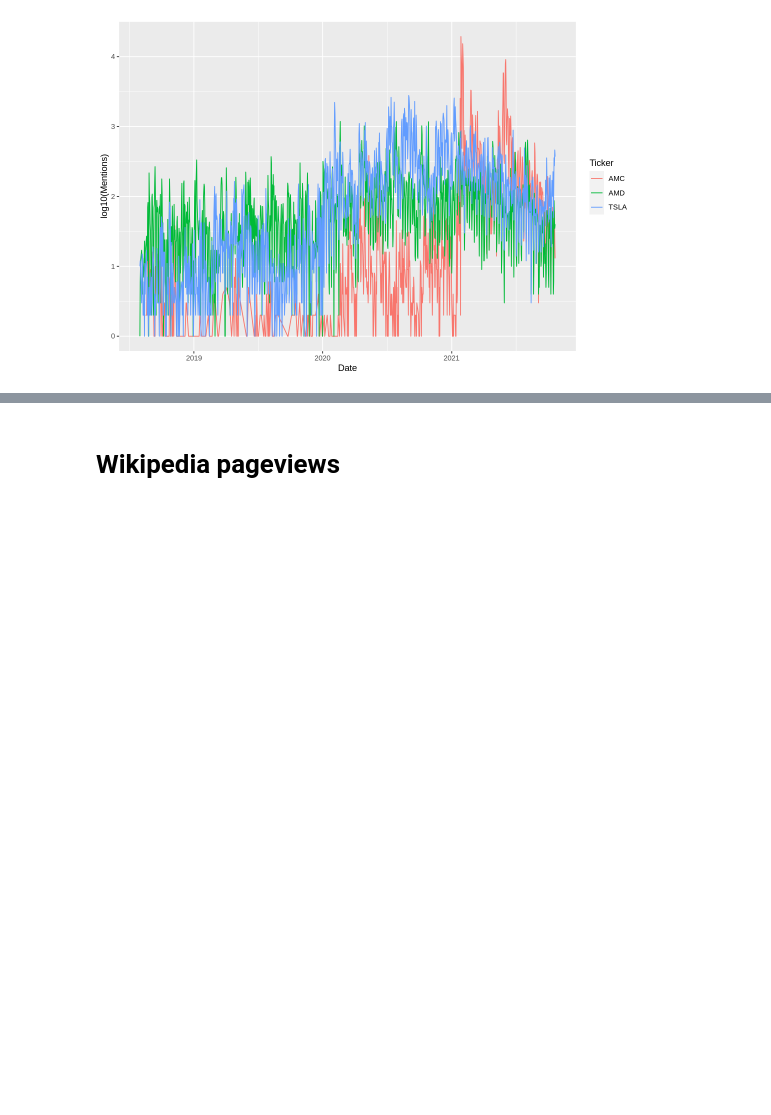
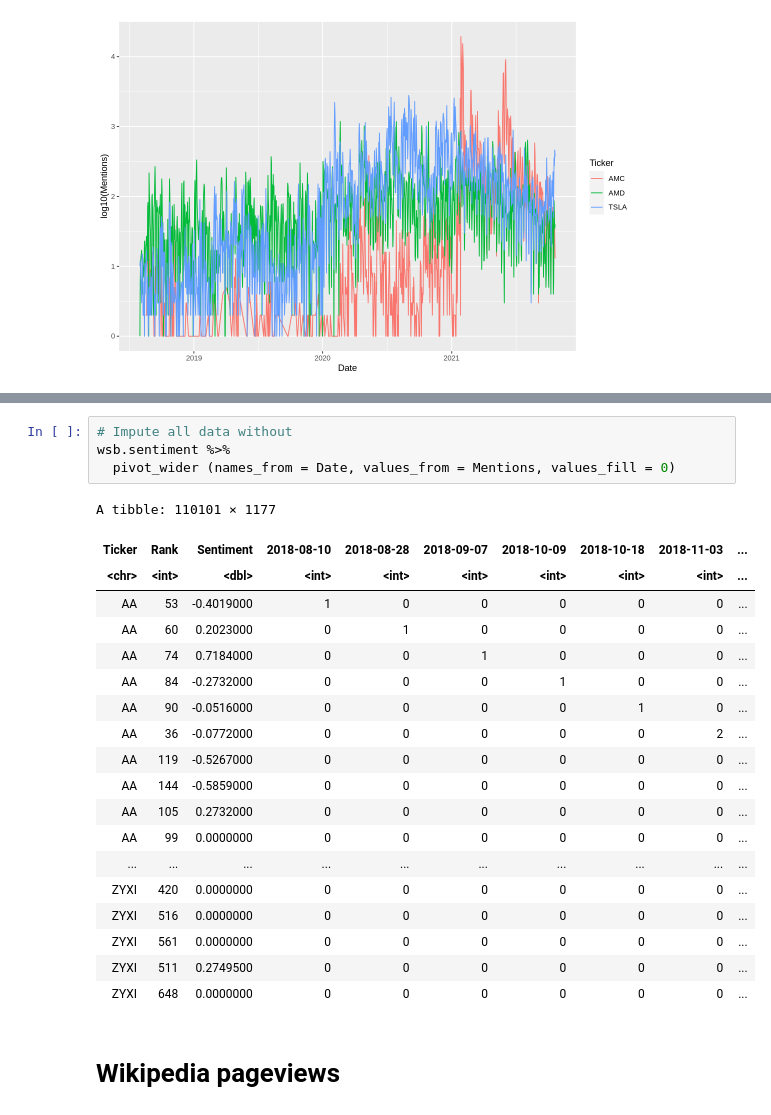
Before and after one commit to limshaocong/analyticsEdge, a Jupyter notebook: Data_Exploration.ipynb, the cells around one changed output, grey strips where cells are left out. Drawn from its saved outputs; the diff is of its cells as text; blank space fills up the shorter version.

```diff
--- a/Data_Exploration.ipynb
+++ b/Data_Exploration.ipynb
@@ -377,3 +392,27 @@ wsb.sentiment %>%
+# %%
+# Impute all data without
+wsb.sentiment %>%
+  pivot_wider (names_from = Date, values_from = Mentions, values_fill = 0)
+# %% [output]
+A tibble: 110101 × 1177
+| Ticker | Rank | Sentiment | 2018-08-10 | 2018-08-28 | 2018-09-07 | 2018-10-09 | 2018-10-18 | 2018-11-03 | ... |
+| <chr> | <int> | <dbl> | <int> | <int> | <int> | <int> | <int> | <int> | ... |
+| AA | 53 | -0.4019000 | 1 | 0 | 0 | 0 | 0 | 0 | ... |
+| AA | 60 | 0.2023000 | 0 | 1 | 0 | 0 | 0 | 0 | ... |
+| AA | 74 | 0.7184000 | 0 | 0 | 1 | 0 | 0 | 0 | ... |
+| AA | 84 | -0.2732000 | 0 | 0 | 0 | 1 | 0 | 0 | ... |
+| AA | 90 | -0.0516000 | 0 | 0 | 0 | 0 | 1 | 0 | ... |
+| AA | 36 | -0.0772000 | 0 | 0 | 0 | 0 | 0 | 2 | ... |
+| AA | 119 | -0.5267000 | 0 | 0 | 0 | 0 | 0 | 0 | ... |
+| AA | 144 | -0.5859000 | 0 | 0 | 0 | 0 | 0 | 0 | ... |
+| AA | 105 | 0.2732000 | 0 | 0 | 0 | 0 | 0 | 0 | ... |
+| AA | 99 | 0.0000000 | 0 | 0 | 0 | 0 | 0 | 0 | ... |
+| ... | ... | ... | ... | ... | ... | ... | ... | ... | ... |
+| ZYXI | 420 | 0.0000000 | 0 | 0 | 0 | 0 | 0 | 0 | ... |
+| ZYXI | 516 | 0.0000000 | 0 | 0 | 0 | 0 | 0 | 0 | ... |
+| ZYXI | 561 | 0.0000000 | 0 | 0 | 0 | 0 | 0 | 0 | ... |
+| ZYXI | 511 | 0.2749500 | 0 | 0 | 0 | 0 | 0 | 0 | ... |
+| ZYXI | 648 | 0.0000000 | 0 | 0 | 0 | 0 | 0 | 0 | ... |
 # %% [markdown]
 # **Wikipedia pageviews**
 # %%
```
Also changed, not shown: parts of 3 cells of this notebook.
